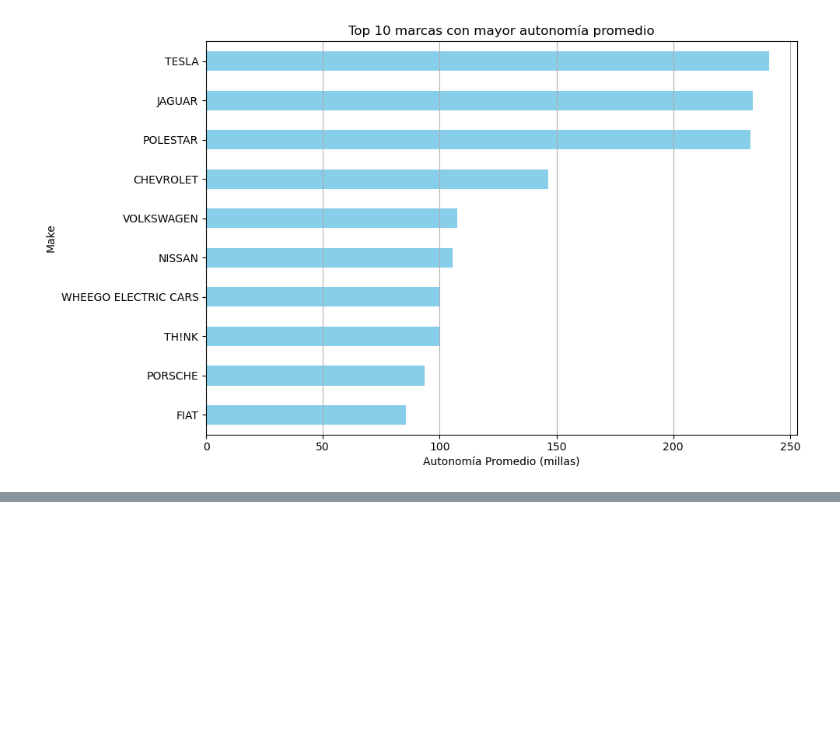
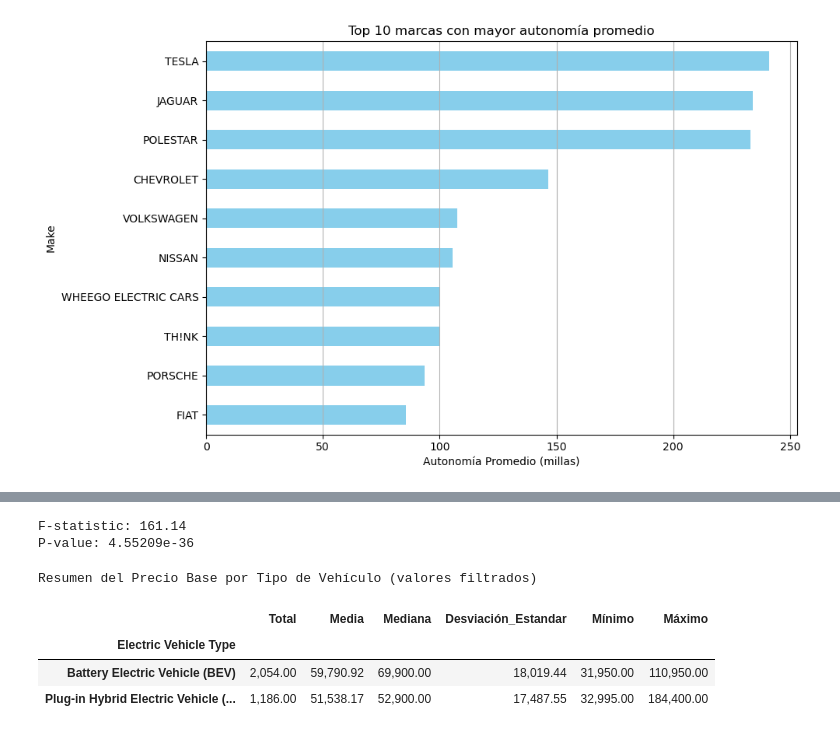
Before and after one commit to Chloe221201/ElectricCars, a Jupyter notebook: code.ipynb, the cells around one changed output, grey strips where cells are left out. Saved outputs shown, nothing was run; the diff lists cells and outputs as text; code cells hidden in the pictures; blank space fills up the shorter version.

Commit message:
2 contrastes

```diff
--- a/code.ipynb
+++ b/code.ipynb
@@ -530,0 +550,34 @@ frecuencia_df
+# %%
+# Contraste de hipótesis ANOVA: diferencia de precio base entre tipos de vehículos
+# Filtramos valores inválidos de MSRP (0 o precios fuera de rango)
+df_msrp_valido = df_csv3[(df_csv3['Base MSRP'] > 0) & (df_csv3['Base MSRP'] < 200000)]
+
+# Agrupamos los precios por tipo de vehículo eléctrico
+grupos_precio = [df_msrp_valido[df_msrp_valido['Electric Vehicle Type'] == tipo]['Base MSRP']
+                 for tipo in df_msrp_valido['Electric Vehicle Type'].unique()]
+
+# Realizamos el contraste ANOVA
+resultado_anova = stats.f_oneway(*grupos_precio)
+print(f"F-statistic: {resultado_anova.statistic:.2f}")
+print(f"P-value: {resultado_anova.pvalue:.5e}")
+
+# Tabla resumen con estadísticas básicas por tipo de vehículo
+resumen_msrp = df_msrp_valido.groupby('Electric Vehicle Type')['Base MSRP'].agg(
+    Total='count',
+    Media='mean',
+    Mediana='median',
+    Desviación_Estandar='std',
+    Mínimo='min',
+    Máximo='max'
+).round(2)
+
+# Mostrar la tabla formateada
+resumen_msrp.style.set_caption("Resumen del Precio Base por Tipo de Vehículo (valores filtrados)").format("{:,.2f}")
+# %% [output]
+F-statistic: 161.14
+P-value: 4.55209e-36
+Resumen del Precio Base por Tipo de Vehículo (valores filtrados)
+|  | Total | Media | Mediana | Desviación_Estandar | Mínimo | Máximo |
+| Electric Vehicle Type |  |  |  |  |  |  |
+| Battery Electric Vehicle (BEV) | 2,054.00 | 59,790.92 | 69,900.00 | 18,019.44 | 31,950.00 | 110,950.00 |
+| Plug-in Hybrid Electric Vehicle (... | 1,186.00 | 51,538.17 | 52,900.00 | 17,487.55 | 32,995.00 | 184,400.00 |
```
Also changed, not shown: parts of 5 cells of this notebook.
